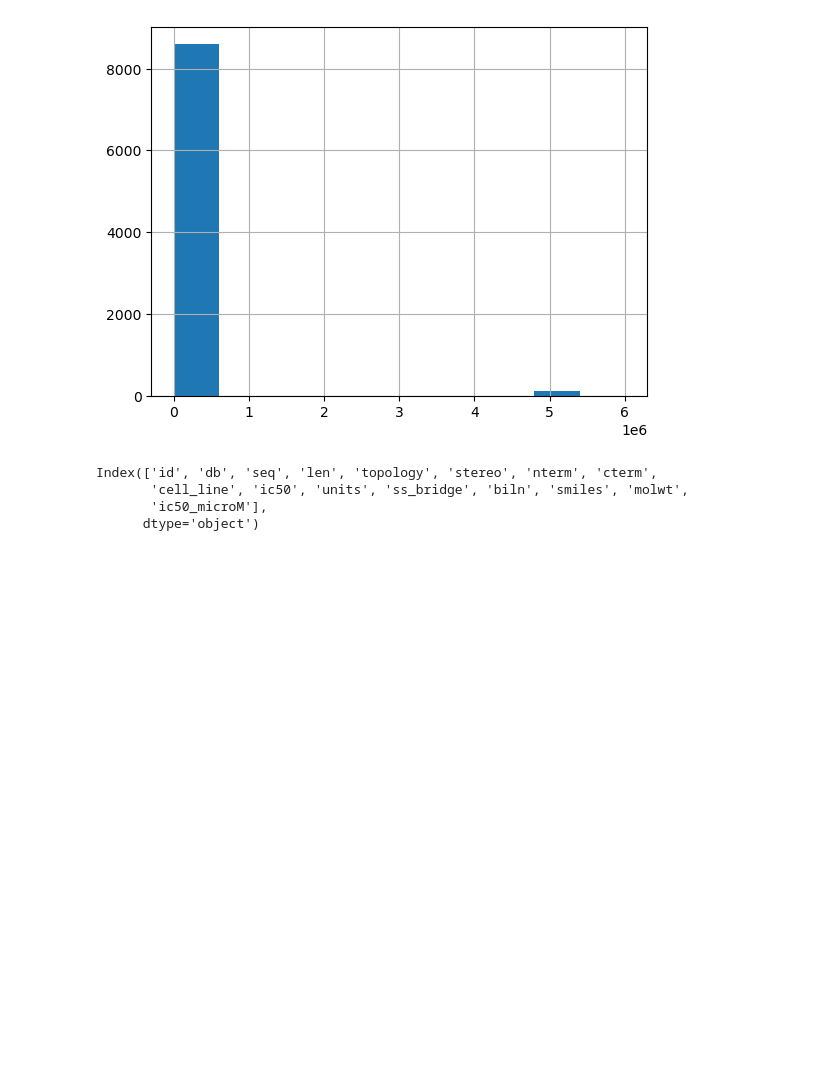
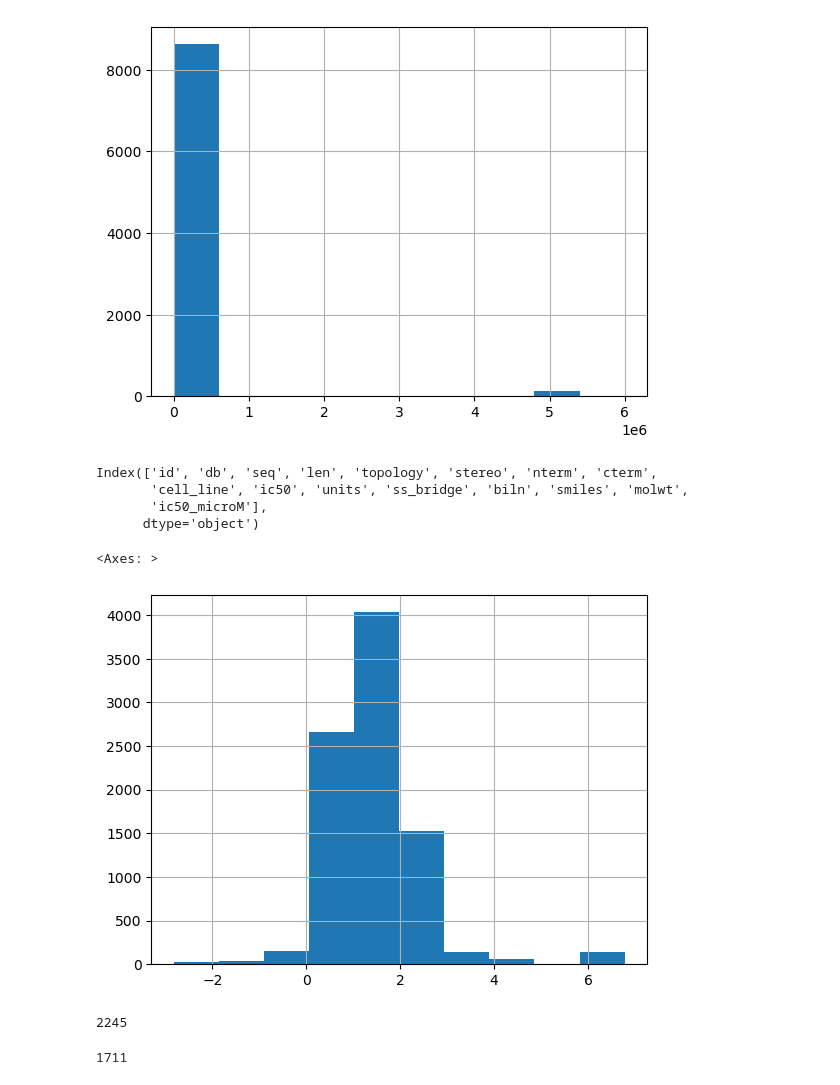
Before and after one commit to AristotelPetrov/anticancer_peptides, a Jupyter notebook: preprocesing_version2.ipynb, the cells around one changed output. Saved outputs shown, nothing was run; the diff lists cells and outputs as text; code cells hidden in the pictures; blank space fills up the shorter version.

```diff
--- a/preprocesing_version2.ipynb
+++ b/preprocesing_version2.ipynb
@@ -2191,3 +2212,9 @@ Index(['id', 'db', 'seq', 'len', 'topology', 'stereo', 'nterm', 'cterm',
 classic_aminoacids['mod'] = 'None'
 # %%
 classic_aminoacids.drop(columns=['ic50', 'units']).to_csv('./final_datasets/classic_regression.csv',index=False)
+# %%
+classic_aminoacids['lgic50'] = classic_aminoacids['ic50_microM'].apply(np.log10)
+classic_aminoacids['lgic50'].hist()
+# %% [output]
+<Axes: >
+[figure, added]
@@ -2193,0 +2224,8 @@ classic_aminoacids.drop(columns=['ic50', 'units']).to_csv('./final_datasets/clas
+# %%
+len(classic_aminoacids['biln'].unique())
+# %% [output]
+2245
+# %%
+len(classic_aminoacids['seq'].unique())
+# %% [output]
+1711
```
Also changed, not shown: parts of 26 cells of this notebook, 1 other file.
